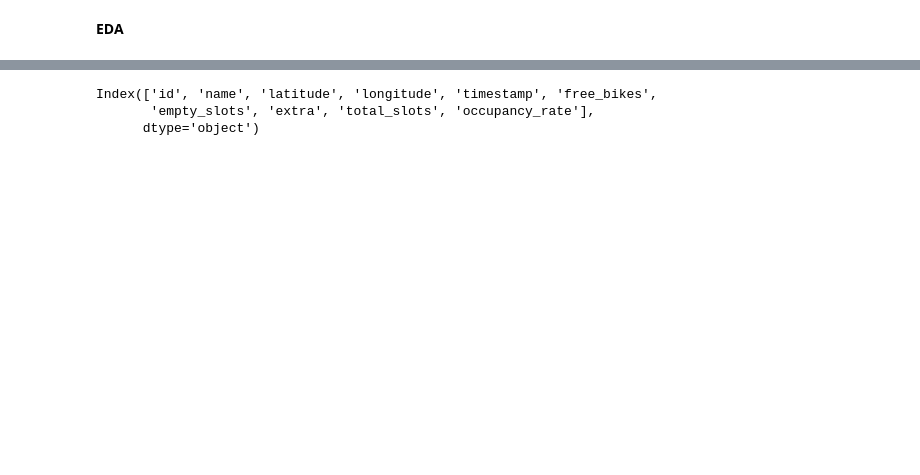
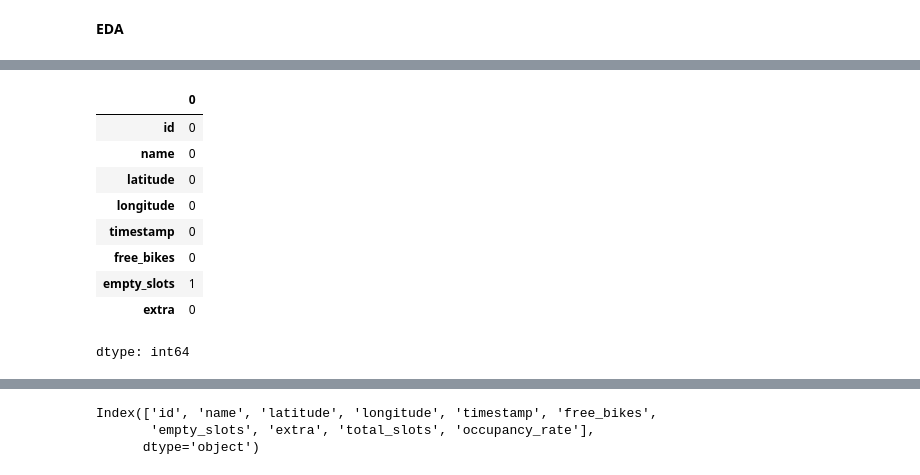
Before and after one commit to LuisaPolicarpo/Berlin-Bike-Sharing, a Jupyter notebook: Berlin_Bike_Sharing.ipynb, the cells around one changed output, grey strips where cells are left out. Drawn from its saved outputs; the diff is of its cells as text; code cells hidden in the pictures; blank space fills up the shorter version.

```diff
--- a/Berlin_Bike_Sharing.ipynb
+++ b/Berlin_Bike_Sharing.ipynb
@@ -25,3 +55,16 @@ if response.status_code == 200:
+# %%
+df_stations.isna().sum()
+# %% [output]
+|  | 0 |
+| id | 0 |
+| name | 0 |
+| latitude | 0 |
+| longitude | 0 |
+| timestamp | 0 |
+| free_bikes | 0 |
+| empty_slots | 1 |
+| extra | 0 |
+dtype: int64
 # %%
 df_stations['free_bikes'] = df_stations['free_bikes'].fillna(0)
 df_stations['empty_slots'] = df_stations['empty_slots'].fillna(0)
```
Also changed, not shown: parts of 5 cells of this notebook.
